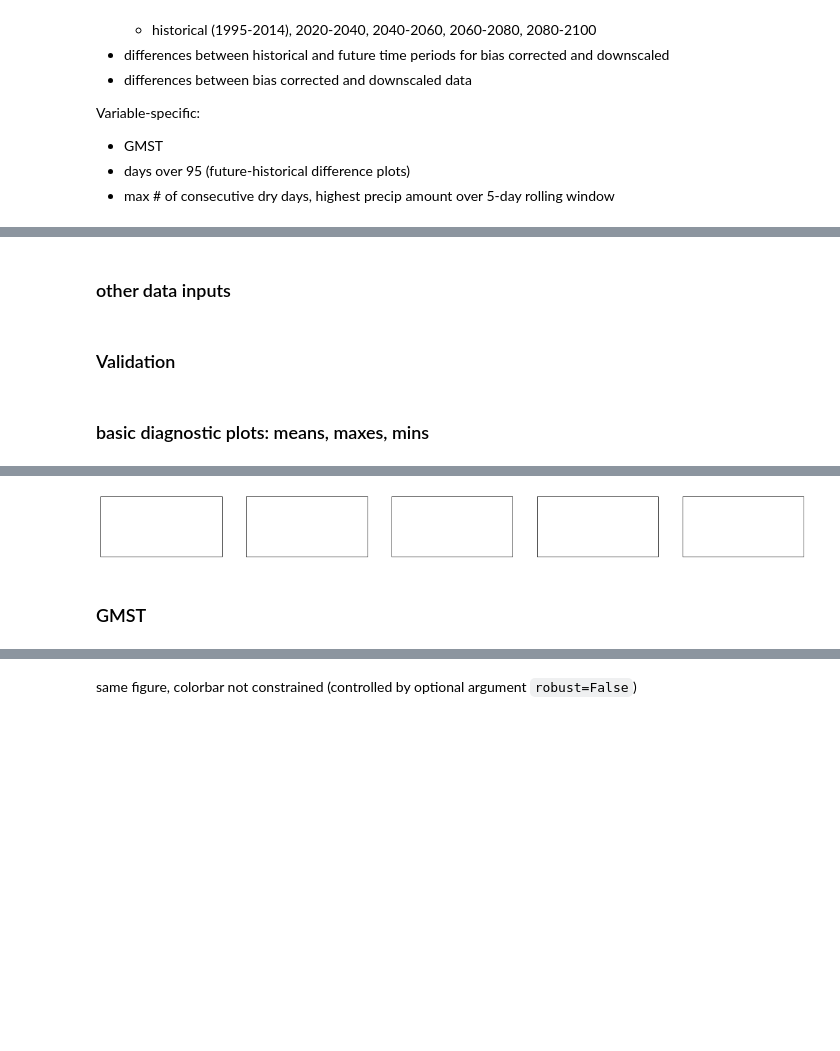
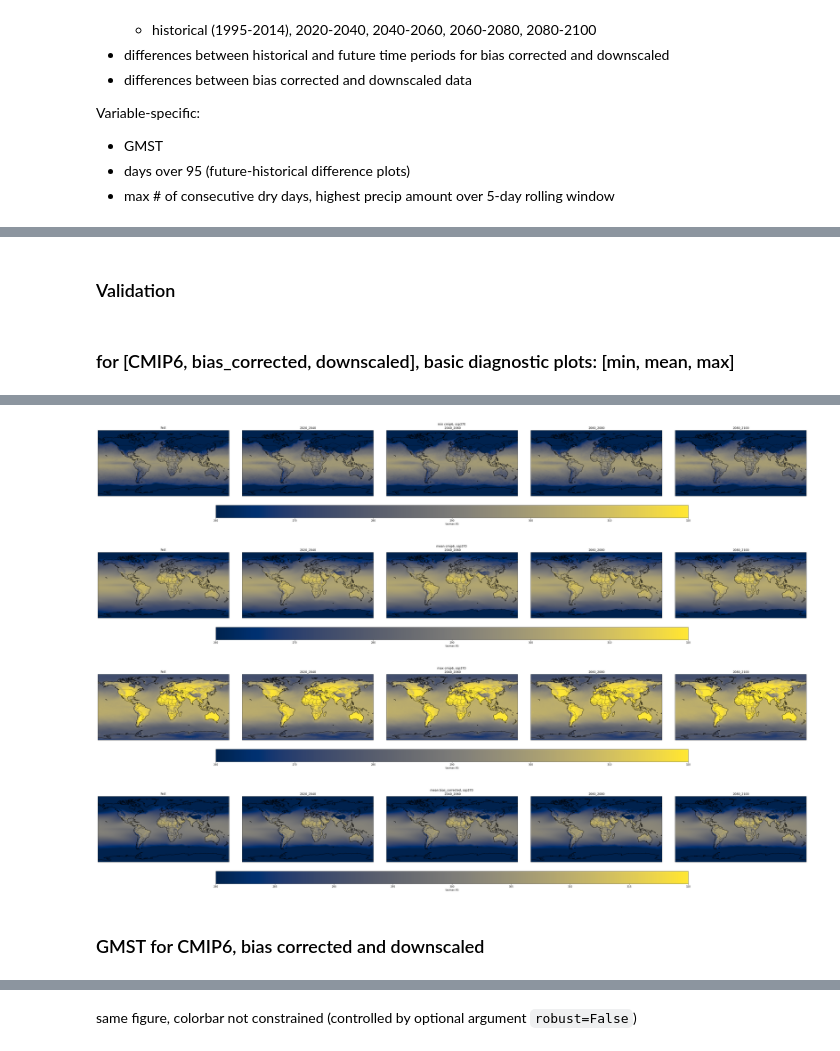
Before and after one commit to emileten/downscaleCMIP6, a Jupyter notebook: notebooks/downscaling_pipeline/global_validation_manual.ipynb, the cells around one changed output, grey strips where cells are left out. Cells and saved outputs as stored; diff of their text form; code cells hidden in the pictures; blank space fills up the shorter version.

```diff
--- a/notebooks/downscaling_pipeline/global_validation_manual.ipynb
+++ b/notebooks/downscaling_pipeline/global_validation_manual.ipynb
@@ -81,12 +87,0 @@ VBox(children=(HTML(value='<h2>GatewayCluster</h2>'), HBox(children=(HTML(value=
-# %%
-from models_QC import QC_models_dict
-models_ID_dict = QC_models_dict()
-gcm = 'CAMS-CSM1-0'
-workflow = models_ID_dict[gcm]
-
-workflow_location = 'archived-workflows'
-variable = 'tasmax'
-ssp = 'ssp370' # ssp options: 'ssp126', 'ssp245', 'ssp370', 'ssp585'
-
-# variable options: 'tasmax', 'tasmin', 'dtr', 'pr'
-argo_token = ''
@@ -123,39 +129,16 @@ if variable != 'tasmax':
     gmst = False
     hot_days = False
     warnings.warn("gmst plotting option changed to False since validation variable is not tasmax")
-# %% [markdown]
-### other data inputs ###
-# %%
-units = {'tasmax': 'K', 'tasmin': 'K', 'dtr': 'K', 'pr': 'mm'}
-if historical:
-    years = {'hist': {'start_yr': '1995', 'end_yr': '2014'},
-                  '2020_2040': {'start_yr': '2020', 'end_yr': '2040'},
-                  '2040_2060': {'start_yr': '2040', 'end_yr': '2060'},
-                  '2060_2080': {'start_yr': '2060', 'end_yr': '2080'},
-                  '2080_2100': {'start_yr': '2080', 'end_yr': '2100'}}
-else:
-    years = {'2020_2040': {'start_yr': '2020', 'end_yr': '2040'},
-              '2040_2060': {'start_yr': '2040', 'end_yr': '2060'},
-              '2060_2080': {'start_yr': '2060', 'end_yr': '2080'},
-              '2080_2100': {'start_yr': '2080', 'end_yr': '2100'}}
-years_test = {'hist': {'start_yr': '1995', 'end_yr': '2014'},
-              '2020_2040': {'start_yr': '2020', 'end_yr': '2040'},
-              '2040_2060': {'start_yr': '2040', 'end_yr': '2060'}}
 # %% [markdown]
 ### Validation ###
-# %% [markdown]
-### basic diagnostic plots: means, maxes, mins ###
+# %% [markdown]
+### for [CMIP6, bias_corrected, downscaled], basic diagnostic plots: [min, mean, max] ###
 # %%
+%%time
 if cmip6 and basic_diagnostics:
-    if historical:
-        plot_diagnostic_climo_periods(read_gcs_zarr(data_dict['coarse']['cmip6'][ssp]),
-                                      ssp, years, variable, basic_diag_type, 'cmip6',
-                                      units[variable], ds_hist=read_gcs_zarr(data_dict['coarse']['cmip6']['historical']),
-                                      vmin=280, vmax=320)
-    else:
-        print("not including historical period in diagnostics")
-        plot_diagnostic_climo_periods(read_gcs_zarr(data_dict['coarse']['cmip6'][ssp]),
-                                      ssp, years, variable, basic_diag_type, 'cmip6',
-                                      units[variable],
-                                      vmin=280, vmax=320)
+    for stat in basic_diagnostic_types:
+            plot_diagnostic_climo_periods(read_gcs_zarr(data_dict['coarse']['cmip6'][ssp]),
+                                          ssp, years, variable, stat, 'cmip6',
+                                          units[variable], ds_hist=read_gcs_zarr(data_dict['coarse']['cmip6']['historical']),
+                                          vmin=maps_color_range[variable][0], vmax=maps_color_range[variable][1])
 # %% [output]
@@ -163,16 +147,14 @@ KilledWorker: ('open_dataset-f66b653b405c8dc1a2a0a06adcb4e537tasmax-56bafacb4a04
-[figure, old version]
+[figure, new version]
+[figure, added]
+[figure, added]
 # %%
 if bias_corrected and basic_diagnostics:
-    if historical:
-        plot_diagnostic_climo_periods(read_gcs_zarr(data_dict['coarse']['bias_corrected'][ssp]),
-                                      ssp, years, variable, basic_diag_type, 'bias_corrected',
-                                      units[variable], ds_hist=read_gcs_zarr(data_dict['coarse']['bias_corrected']['historical']),
-                                      vmin=280, vmax=320)
-    else:
-        print("not including historical period in diagnostics")
-        plot_diagnostic_climo_periods(read_gcs_zarr(data_dict['coarse']['bias_corrected'][ssp]),
-                                      ssp, years, variable, basic_diag_type, 'bias_corrected',
-                                      units[variable],
-                                      vmin=280, vmax=320)
+    for var in basic_diagnostic_types:
+            plot_diagnostic_climo_periods(read_gcs_zarr(data_dict['coarse']['bias_corrected'][ssp]),
+                                          ssp, years, variable, stat, 'bias_corrected',
+                                          units[variable], ds_hist=read_gcs_zarr(data_dict['coarse']['bias_corrected']['historical']),
+                                          vmin=maps_color_range[variable][0], vmax=maps_color_range[variable][1])
+# %% [output]
+[figure, added]
 # %%
 if downscaled and basic_diagnostics:
@@ -190,4 +167,4 @@ if downscaled and basic_diagnostics:
-# %% [markdown]
-### GMST ###
+# %% [markdown]
+### GMST for CMIP6, bias corrected and downscaled ###
 # %%
 if gmst:
```
Also changed, not shown: parts of 36 cells of this notebook, 3 other files.
